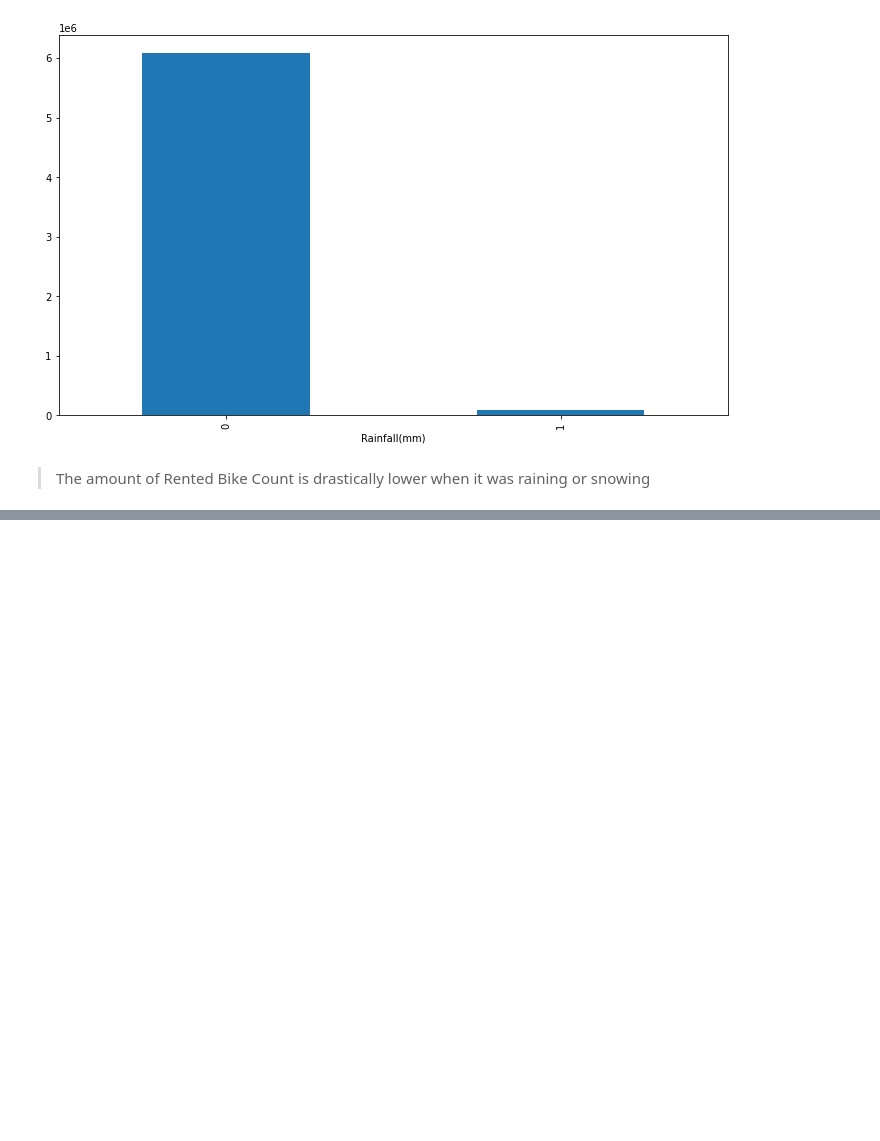
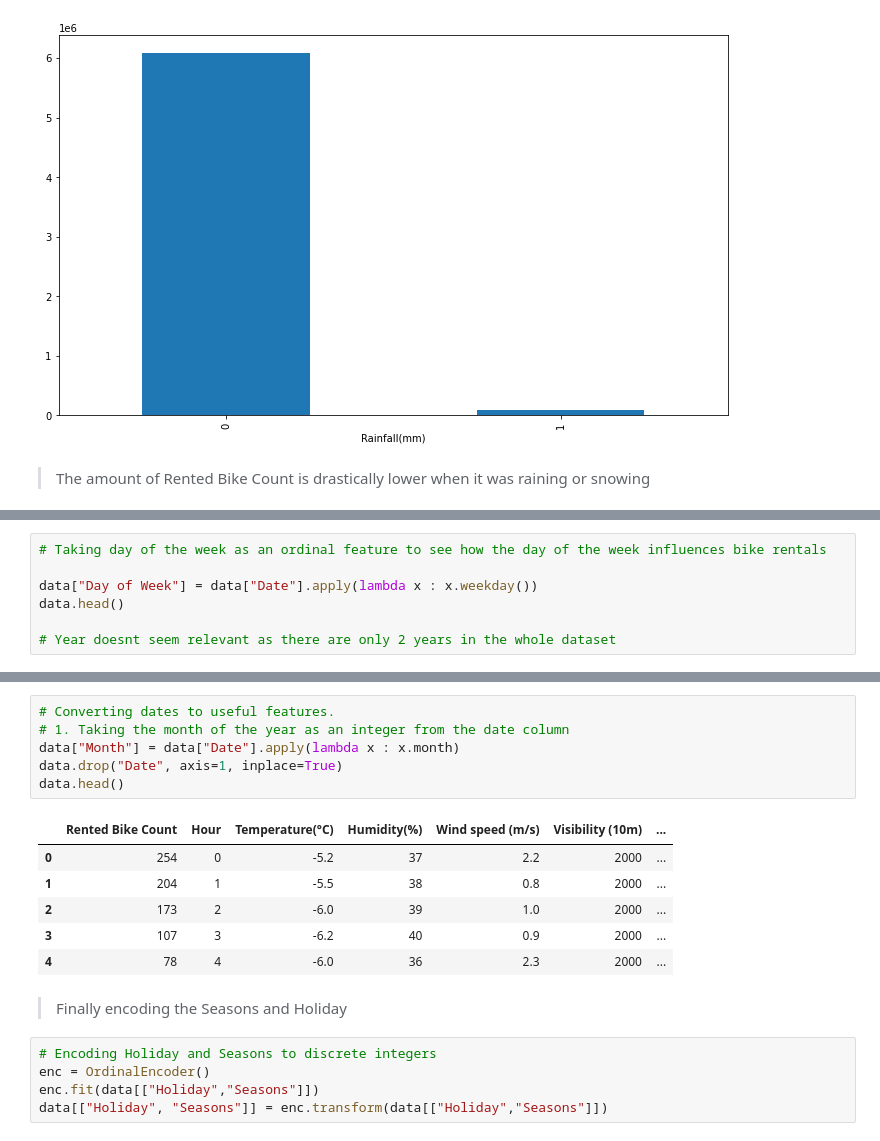
Before and after one commit to Sourabhpatel1/Capstone-Project-Regression, a Jupyter notebook: Capstone_Project_II,_Regression.ipynb, the cells around one changed output, grey strips where cells are left out. Drawn from its saved outputs; the diff is of its cells as text; blank space fills up the shorter version.

```diff
--- a/Capstone_Project_II,_Regression.ipynb
+++ b/Capstone_Project_II,_Regression.ipynb
@@ -610,0 +516,7 @@ for col in numerical_data.columns:
+# %%
+# Taking day of the week as an ordinal feature to see how the day of the week influences bike rentals
+
+data["Day of Week"] = data["Date"].apply(lambda x : x.weekday())
+data.head()
+
+# Year doesnt seem relevant as there are only 2 years in the whole dataset
@@ -610,0 +530,20 @@ for col in numerical_data.columns:
+# %%
+# Converting dates to useful features.
+# 1. Taking the month of the year as an integer from the date column
+data["Month"] = data["Date"].apply(lambda x : x.month)
+data.drop("Date", axis=1, inplace=True)
+data.head()
+# %% [output]
+|  | Rented Bike Count | Hour | Temperature(°C) | Humidity(%) | Wind speed (m/s) | Visibility (10m) | ... |
+| 0 | 254 | 0 | -5.2 | 37 | 2.2 | 2000 | ... |
+| 1 | 204 | 1 | -5.5 | 38 | 0.8 | 2000 | ... |
+| 2 | 173 | 2 | -6.0 | 39 | 1.0 | 2000 | ... |
+| 3 | 107 | 3 | -6.2 | 40 | 0.9 | 2000 | ... |
+| 4 | 78 | 4 | -6.0 | 36 | 2.3 | 2000 | ... |
+# %% [markdown]
+<blockquote>Finally encoding the Seasons and Holiday</blockquote>
+# %%
+# Encoding Holiday and Seasons to discrete integers
+enc = OrdinalEncoder()
+enc.fit(data[["Holiday","Seasons"]])
+data[["Holiday", "Seasons"]] = enc.transform(data[["Holiday","Seasons"]])
```
Also changed, not shown: parts of 47 cells of this notebook.
